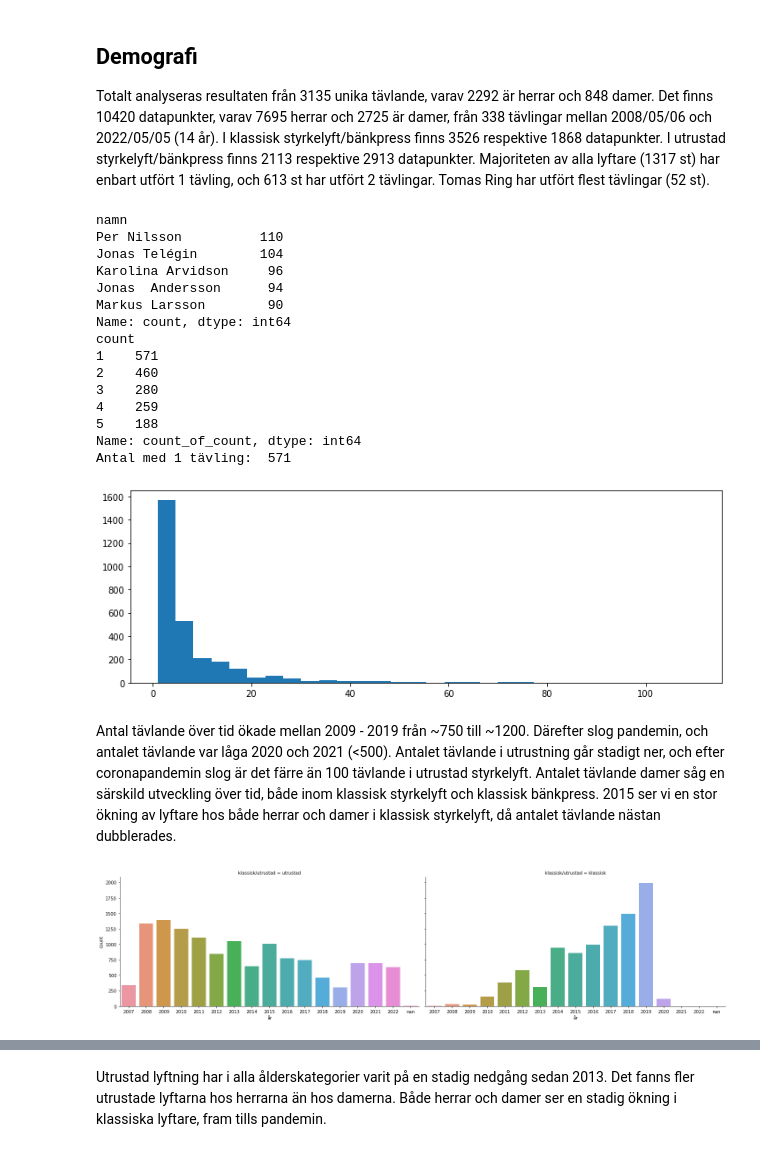
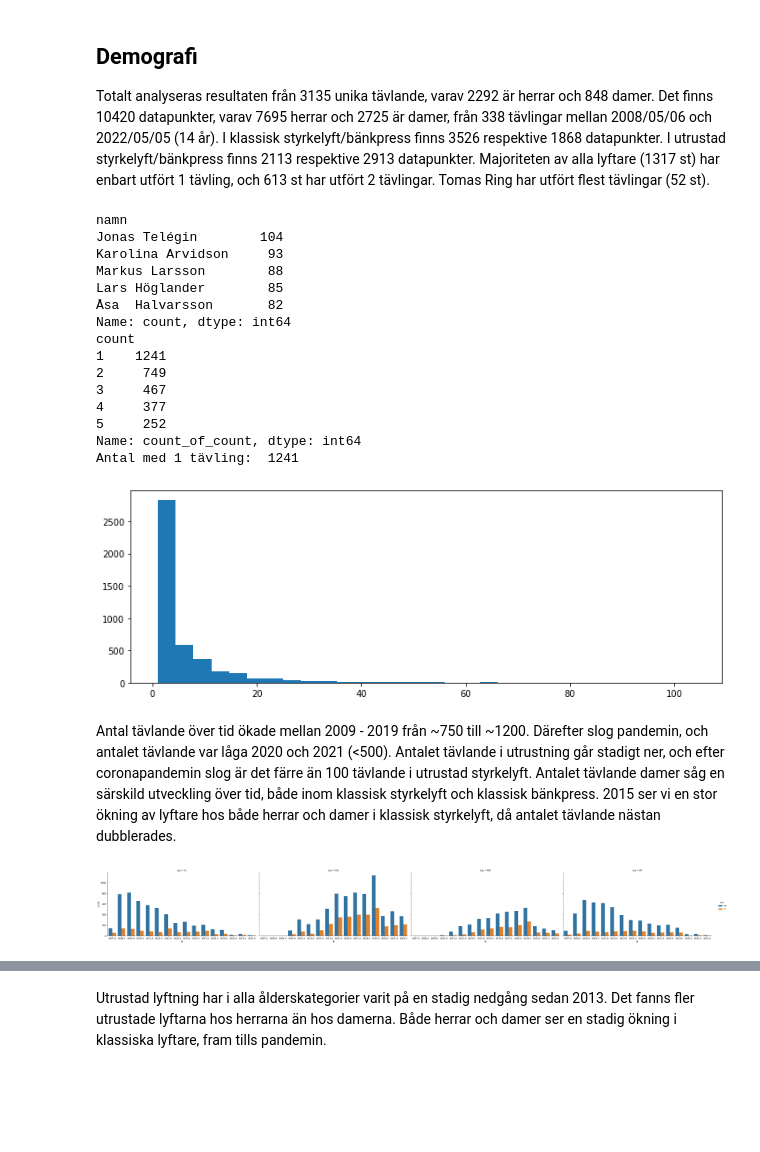
Before and after one commit to ErikHartman/styrkelyft, a Jupyter notebook: ssf_ranking.ipynb, the cells around one changed output, grey strips where cells are left out. Drawn from its saved outputs; the diff is of its cells as text; code cells hidden in the pictures; blank space fills up the shorter version.

```diff
--- a/ssf_ranking.ipynb
+++ b/ssf_ranking.ipynb
@@ -159,0 +92,6 @@ df
+# %%
+df = pd.read_csv('complete_total.csv')
+
+df = df.sort_values(['namn','bänk','typ','vikt'])
+df = df.drop_duplicates(subset=['namn','år','bänk','vikt'], keep='last')
+df
@@ -163,16 +115,17 @@ df
 ## En analys av svenskt styrkelyft
 Sverige har en lång historia av duktiga styrkelyftare och bänkpressare, och idag är Sverige en av de ledande nationerna i de båda sporterna. Vi ser en ökat intresse av kraftsporter, vilket till stor del kan attribueras till sociala medier och starka personligheter inom sporterna. Det ökade intresset innebär fler tävlande, och speciellt fler duktiga tävlande. Ett rekord för 20 år sedan är en ingångsvikt på världscenen idag, och vi ser även att kvalitén på lyftare har ökat markant på en nationell nivå. Detta återspeglas särskilt i ökningen av kvalgränser och standard. Gemene man kan även lägga märke till andra tendenser inom sporten - ett skiftande från utrustad till klassisk lyftning, en föryngring av tävlande, och en mer jämnlik sport. Jag har använt mig av Svenska Styrkelyfts Förbundents databas för analysera dessa trender, och se på den svenska utvecklingen i styrkelyft och bänkpress.
 # %%
+df['count'] = 1
 antal_unika_tävlande = len(df['namn'].unique())
 print('Tävlande: ', antal_unika_tävlande)
 antal_tävlingar = len(df['tävling'].unique())
 print('Tävlingar: ', antal_tävlingar)
 kön = df.groupby('kön').sum()
-prfloat(kön['count'])
+print(kön['count'])
 unika_kön = df.groupby(['namn','kön']).sum()
 unika_kön['count'] = 1
 unika_kön = unika_kön.groupby('kön').sum()
-prfloat(unika_kön['count'])
-kategori_df = df.groupby(['klassisk/utrustad','sl/bp']).sum()
-prfloat(kategori_df['count'])
+print(unika_kön['count'])
+kategori_df = df.groupby(['typ']).sum()
+print(kategori_df['count'])
 # %% [output]
@@ -185,36 +152,36 @@ Totalt analyseras resultaten från 3135 unika tävlande, varav 2292 är herrar o
 # fördelning av tävlingar per individ
 tävlande = df.groupby('namn').sum()
 tävlande.sort_values('count', ascending=False, inplace=True)
-prfloat(tävlande.head()['count'])
+print(tävlande.head()['count'])
 tävlande['count_of_count'] = 1
-prfloat(tävlande.groupby('count').sum()['count_of_count'].head())
-prfloat('Antal med 1 tävling: ', len(tävlande[tävlande['count'] == 1].index))
+print(tävlande.groupby('count').sum()['count_of_count'].head())
+print('Antal med 1 tävling: ', len(tävlande[tävlande['count'] == 1].index))
 fig = plt.figure(figsize=(12,4))
 plt.hist(tävlande['count'], bins=30)
 plt.show()
 # %% [output]
 namn
-Per Nilsson          110
 Jonas Telégin        104
-Karolina Arvidson     96
-Jonas  Andersson      94
-Markus Larsson        90
+Karolina Arvidson     93
+Markus Larsson        88
+Lars Höglander        85
+Åsa  Halvarsson       82
 Name: count, dtype: int64
 count
-1    571
-2    460
-3    280
-4    259
-5    188
+1    1241
+2     749
+3     467
+4     377
+5     252
 Name: count_of_count, dtype: int64
-Antal med 1 tävling:  571
+Antal med 1 tävling:  1241
-[figure, old version]
+[figure, new version]
 # %% [markdown]
 Antal tävlande över tid ökade mellan 2009 - 2019 från ~750 till ~1200. Därefter slog pandemin, och antalet tävlande var låga 2020 och 2021 (<500). Antalet tävlande i utrustning går stadigt ner, och efter coronapandemin slog är det färre än 100 tävlande i utrustad styrkelyft. Antalet tävlande damer såg en särskild utveckling över tid, både inom klassisk styrkelyft och klassisk bänkpress. 2015 ser vi en stor ökning av lyftare hos både herrar och damer i klassisk styrkelyft, då antalet tävlande nästan dubblerades.
 # %%
 
 
 g = sns.catplot(x="år", hue="kön", kind='count',aspect=2,
-            col='klassisk/utrustad', data=df)
+            col='typ', data=df)
 # %% [output]
-[figure, old version]
+[figure, new version]
```
Also changed, not shown: parts of 41 cells of this notebook, 1 other file.
